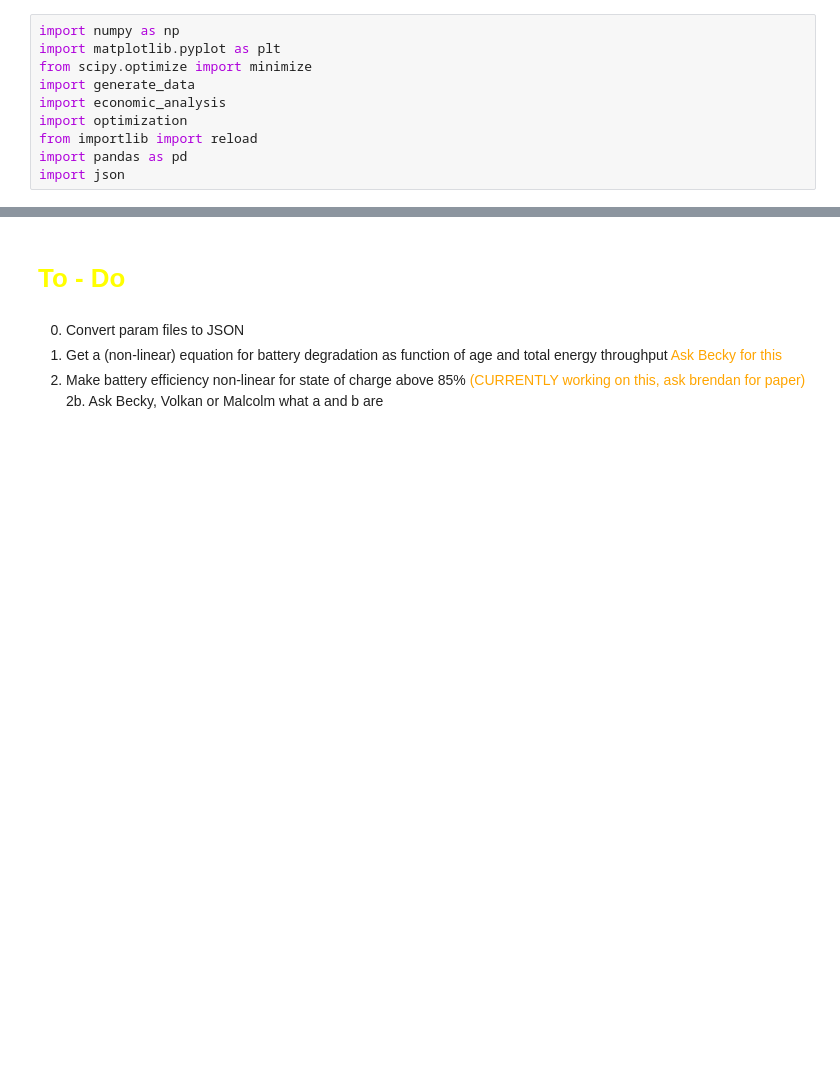
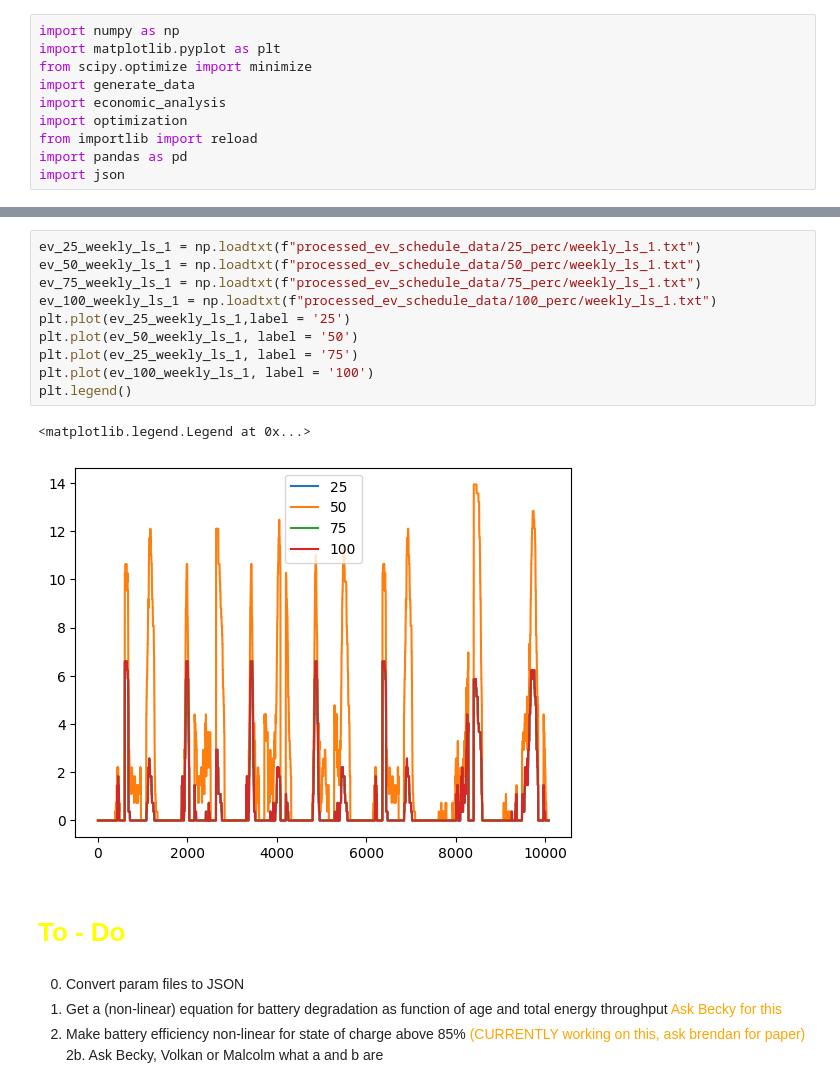
Before and after one commit to ChullEPG/solar_storage_sizing_optimization, a Jupyter notebook: run_model.ipynb, the cells around one changed output, grey strips where cells are left out. Cells and saved outputs as stored; diff of their text form; blank space fills up the shorter version.

```diff
--- a/run_model.ipynb
+++ b/run_model.ipynb
@@ -11,3 +34,16 @@ import json
+# %%
+ev_25_weekly_ls_1 = np.loadtxt(f"processed_ev_schedule_data/25_perc/weekly_ls_1.txt")
+ev_50_weekly_ls_1 = np.loadtxt(f"processed_ev_schedule_data/50_perc/weekly_ls_1.txt")
+ev_75_weekly_ls_1 = np.loadtxt(f"processed_ev_schedule_data/75_perc/weekly_ls_1.txt")
+ev_100_weekly_ls_1 = np.loadtxt(f"processed_ev_schedule_data/100_perc/weekly_ls_1.txt")
+plt.plot(ev_25_weekly_ls_1,label = '25')
+plt.plot(ev_50_weekly_ls_1, label = '50')
+plt.plot(ev_25_weekly_ls_1, label = '75')
+plt.plot(ev_100_weekly_ls_1, label = '100')
+plt.legend()
+# %% [output]
+<matplotlib.legend.Legend at 0x...>
+[figure, added]
 # %% [markdown]
 # <font color = 'yellow' > To - Do </font>
 # %% [markdown]
```
Also changed, not shown: parts of 15 cells of this notebook, 31 other files.
